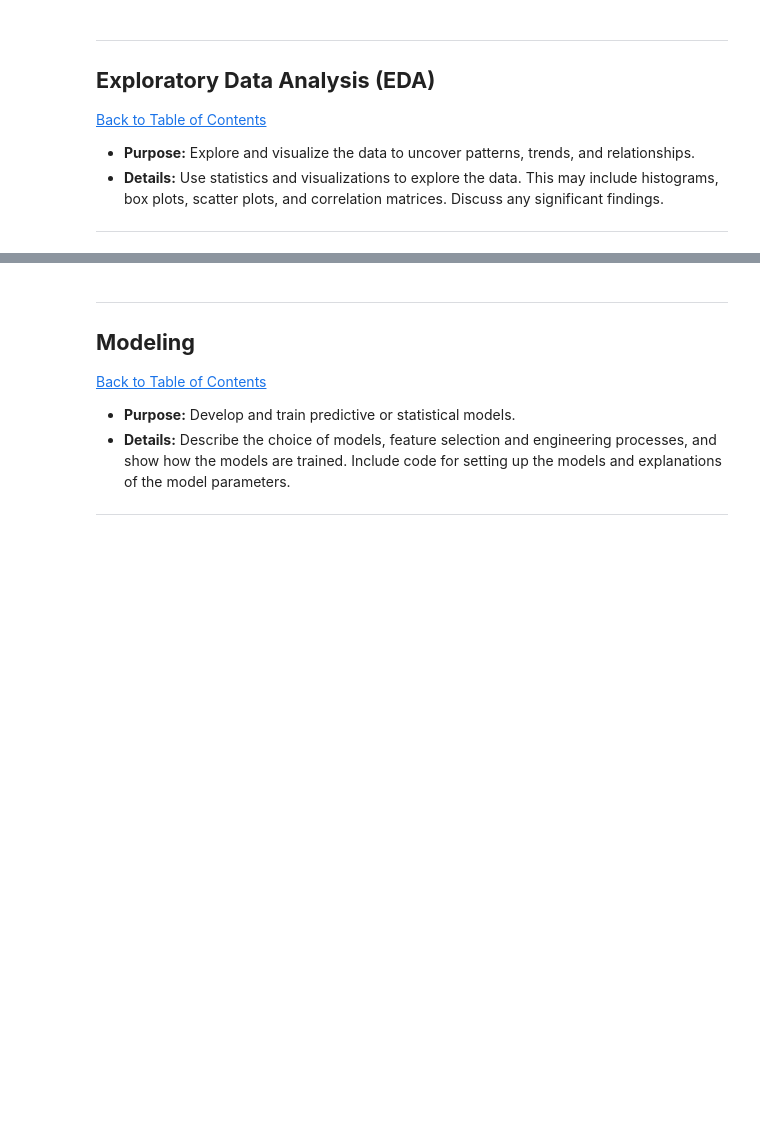
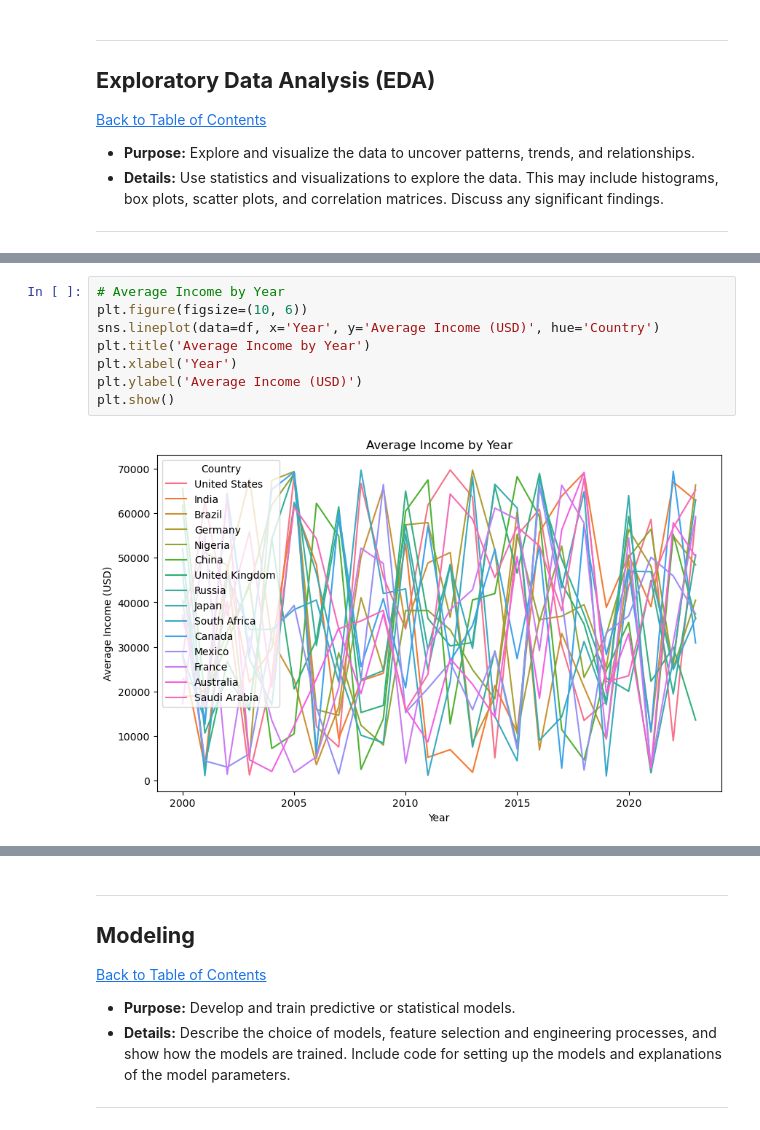
Before and after one commit to Lutho135/Global-Income-Inequality, a Jupyter notebook: QCTO---Workplace-Module-Notebook-Template-4571 Lutho.ipynb, the cells around one changed output, grey strips where cells are left out. Cells and saved outputs as stored; diff of their text form; blank space fills up the shorter version.

```diff
--- a/QCTO---Workplace-Module-Notebook-Template-4571 Lutho.ipynb
+++ b/QCTO---Workplace-Module-Notebook-Template-4571 Lutho.ipynb
@@ -99,0 +248,10 @@
+# %%
+# Average Income by Year
+plt.figure(figsize=(10, 6))
+sns.lineplot(data=df, x='Year', y='Average Income (USD)', hue='Country')
+plt.title('Average Income by Year')
+plt.xlabel('Year')
+plt.ylabel('Average Income (USD)')
+plt.show()
+# %% [output]
+[figure, added]
```
Also changed, not shown: parts of 39 cells of this notebook.
